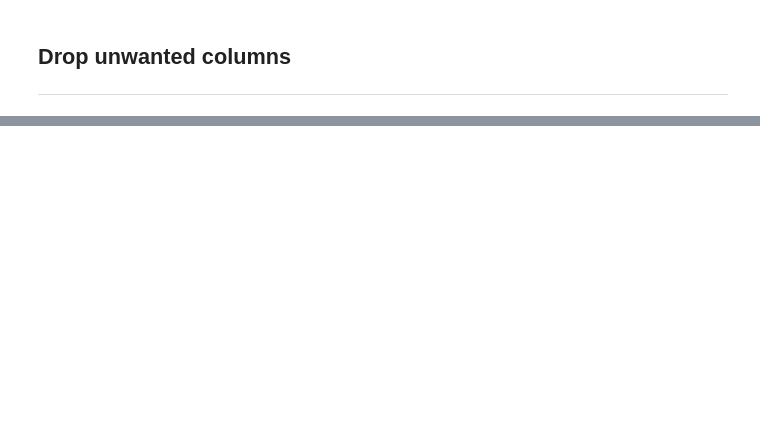
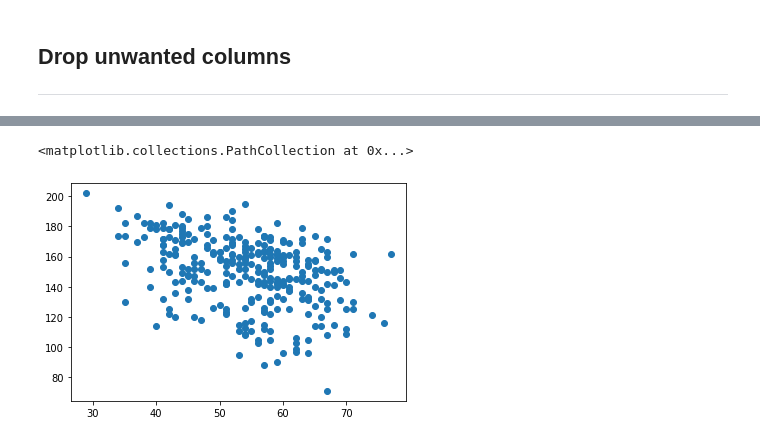
Before and after one commit to jfkoehler/nielsen, a Jupyter notebook: week_4/d2/01-eda-walkthrough.ipynb, the cells around one changed output, grey strips where cells are left out. Cells and saved outputs as stored; diff of their text form; code cells hidden in the pictures; blank space fills up the shorter version.

```diff
--- a/week_4/d2/01-eda-walkthrough.ipynb
+++ b/week_4/d2/01-eda-walkthrough.ipynb
@@ -78,0 +264,6 @@ new_columns_list = [
+# %%
+# max heart rate
+plt.scatter(heart.age, heart.max_heart_rate)
+# %% [output]
+<matplotlib.collections.PathCollection at 0x...>
+[figure, added]
```
Also changed, not shown: parts of 42 cells of this notebook, 11 other files.
